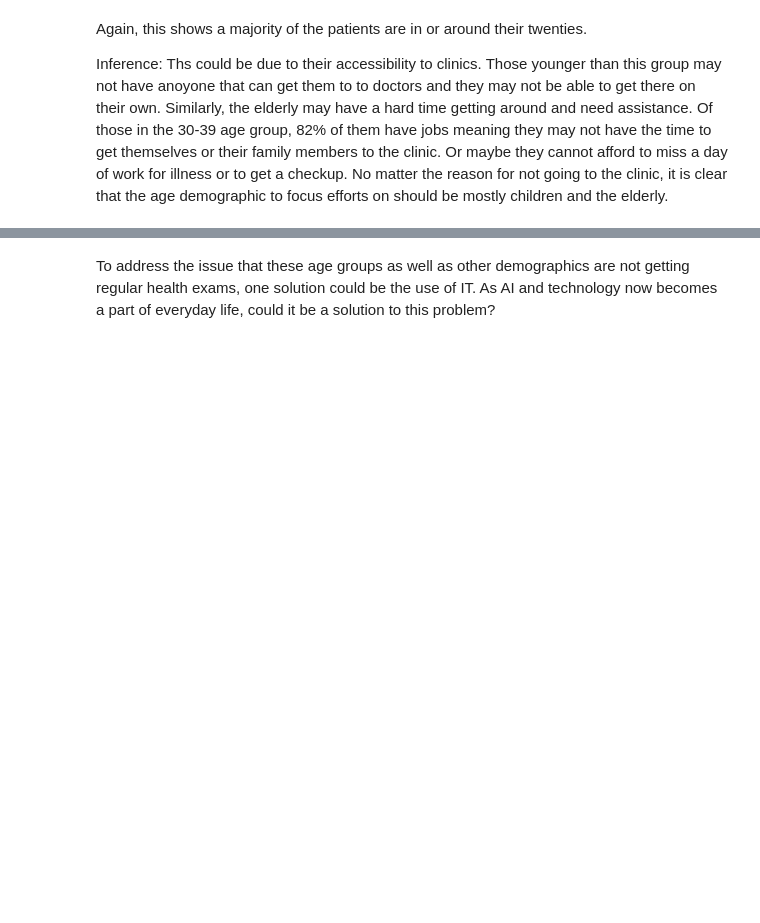
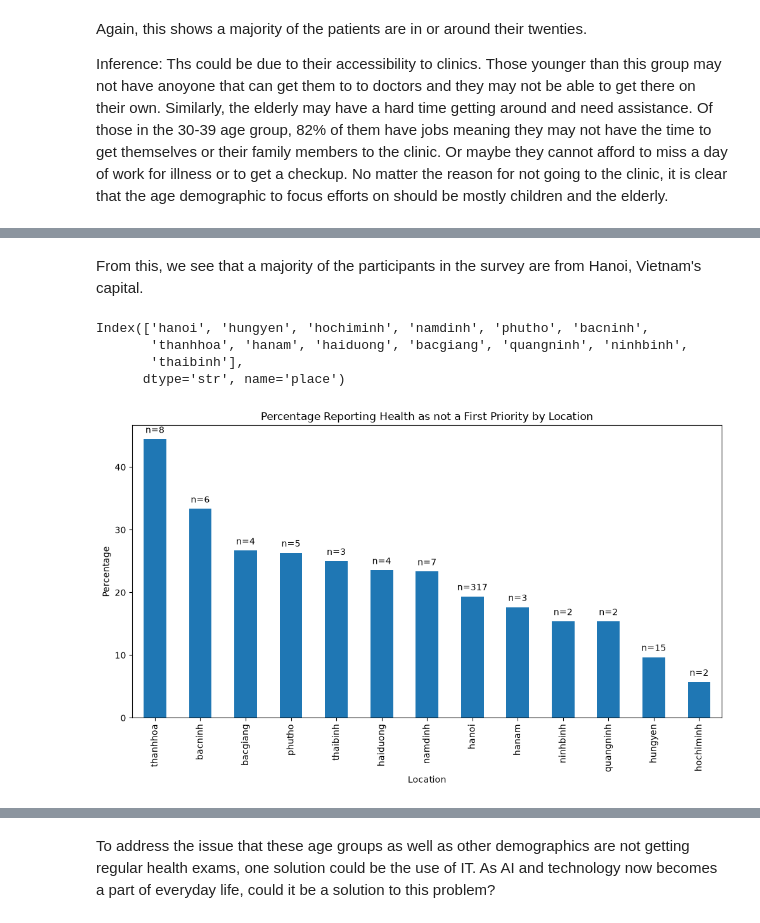
Before and after one commit to machellee/MachelleLe-EmmaMahoney-Project, a Jupyter notebook: notebooks/analysis.ipynb, the cells around one changed output, grey strips where cells are left out. Drawn from its saved outputs; the diff is of its cells as text; code cells hidden in the pictures; blank space fills up the shorter version.

```diff
--- a/notebooks/analysis.ipynb
+++ b/notebooks/analysis.ipynb
@@ -90,0 +118,3 @@ Inference: Ths could be due to their accessibility to clinics. Those younger tha
+# %%
+place_counts = df['place'].value_counts(sort = True)
+place_counts.head(15)
@@ -90,0 +139,57 @@ Inference: Ths could be due to their accessibility to clinics. Those younger tha
+# %% [markdown]
+From this, we see that a majority of the participants in the survey are from Hanoi, Vietnam's capital.
+# %%
+# Want to try to consider only places with at least 10 patients, so we can have a more reliable analysis
+places_enough_data = place_counts[place_counts >= 10].index
+places_enough_data
+# %% [output]
+Index(['hanoi', 'hungyen', 'hochiminh', 'namdinh', 'phutho', 'bacninh',
+       'thanhhoa', 'hanam', 'haiduong', 'bacgiang', 'quangninh', 'ninhbinh',
+       'thaibinh'],
+      dtype='str', name='place')
+# %%
+place_health = pd.crosstab(
+    df['place'],
+    df['HthyPriority'],
+    normalize='index'
+) * 100
+
+place_health = place_health.loc[
+    place_health.index.isin(places_enough_data)
+]
+
+place_health = place_health['no'].sort_values(ascending=False)
+
+
+place_health_counts = pd.crosstab(
+    df['place'],
+    df['HthyPriority']
+)
+
+place_health_counts = place_health_counts.loc[
+    place_health_counts.index.isin(places_enough_data)
+]
+
+place_health_counts = place_health_counts['no']
+
+place_health_counts = place_health_counts.loc[place_health.index]
+
+
+place_health.plot(kind='bar', figsize=(12, 6))
+
+plt.ylabel('Percentage')
+plt.xlabel('Location')
+plt.title('Percentage Reporting Health as not a First Priority by Location')
+plt.xticks(rotation=90)
+
+for i, count in enumerate(place_health_counts):
+    plt.text(
+        i,
+        place_health.iloc[i] + 1,
+        f'n={count}',
+        ha='center'
+    )
+
+plt.show()
+# %% [output]
+[figure, added]
```
Also changed, not shown: parts of 23 cells of this notebook, 5 other files.
